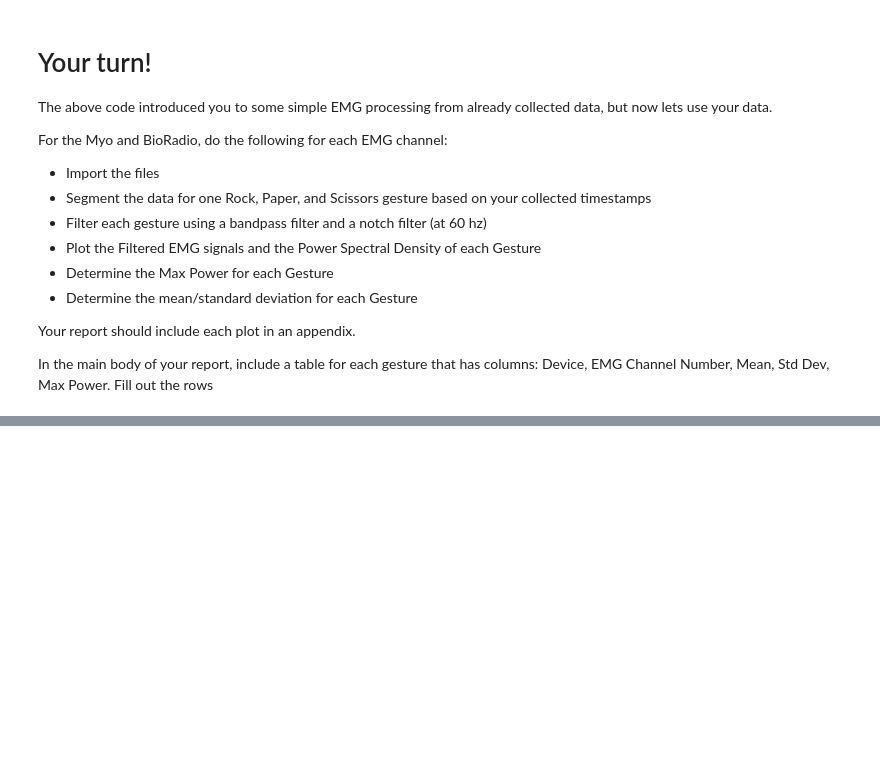
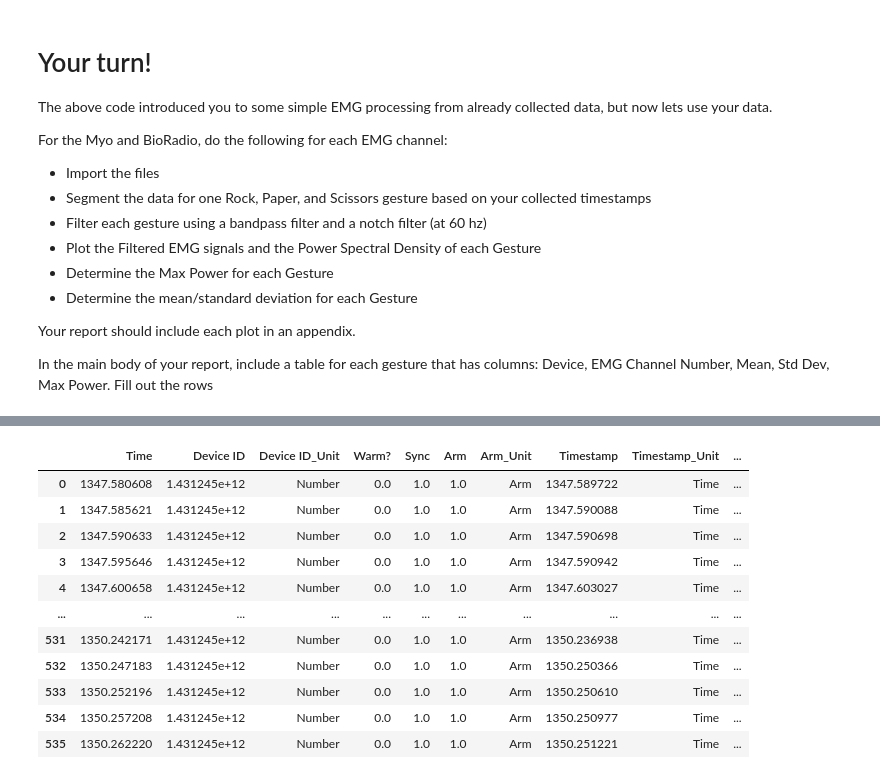
Before and after one commit to jwp5669/Lab_1_2022, a Jupyter notebook: Lab-1 EMG Analysis.ipynb, the cells around one changed output, grey strips where cells are left out. Cells and saved outputs as stored; diff of their text form; code cells hidden in the pictures; blank space fills up the shorter version.

```diff
--- a/Lab-1 EMG Analysis.ipynb
+++ b/Lab-1 EMG Analysis.ipynb
@@ -102,7 +171,7 @@ def filteremg(emg, low_pass=3, sfreq=200, high_band=20, low_band=95):
     b2, a2 = sp.signal.butter(4, low_pass, fs=sfreq, btype='lowpass')
     emg_envelope = sp.signal.lfilter(b2, a2, emg_rectified)
 
-    return emg_envelope
+    return emg_rectified
 
 
 filt_emg = myo_df.copy()
@@ -134,0 +230,14 @@ plt.show()
+# %%
+''' Your Code Here'''
+max_power_list = []
+for channel in range(1,9):
+    plt.figure()
+    f, Pxx_den = sp.signal.periodogram(filt_emg['EMG_'+ str(channel)], 200)
+    plt.semilogy(f, Pxx_den)
+    plt.ylim([1e-7, 1e2])
+    plt.xlabel('frequency [Hz]')
+    plt.ylabel('PSD [V**2/Hz]')
+    plt.show()
+    max_power_list.append(max(Pxx_den))
+display(max_power_list)
+''' Stop Coding Here'''
@@ -208,3 +373,55 @@ For the Myo and BioRadio, do the following for each EMG channel:
 Your report should include each plot in an appendix.
 
 In the main body of your report, include a table for each gesture that has columns: Device, EMG Channel Number, Mean, Std Dev, Max Power. Fill out the rows
+# %%
+from scipy import signal
+
+data, header = pyxdf.load_xdf('Data/Myo/rock3.xdf')
+dfs = xdf_to_dataframe(data)
+print(dfs.keys())
+display(dfs['Thalmic Labs MyoMyo'])
+'''Save new dataframe'''
+dfs['Thalmic Labs MyoMyo'].to_csv('Data/paper1.csv')
+
+filt_BP = dfs['Thalmic Labs MyoMyo'].copy()
+BP_keys = ['EMG_' + str(i) for i in range(1, 9)]
+filt_BP[BP_keys] = filt_BP[BP_keys].apply(filteremg, raw=True)
+plt.close('all')
+filt_notch = filt_BP.copy()
+b, a = signal.iirnotch(60, 3, 256)
+print(b)
+print(a)
+
+for channel in range(1,9):
+    filt_notch['EMG_'+str(channel)] = signal.filtfilt(b, a, filt_notch['EMG_'+str(channel)])
+
+plt.figure()
+for channel2 in range(1,9):
+    ax = filt_notch['EMG_'+str(channel2)].plot()
+    print(('CH' + str(channel2) +  ' Mean:' + str(filt_notch['EMG_'+str(channel2)].mean())+ ' STDev:' + str(filt_notch['EMG_'+str(channel2)].std())))
+plt.title('Notch Filter')
+plt.ylabel('mVolts')
+plt.xlabel('Time')
+plt.legend(range(1,9))
+
+#for channel in range(1,5):
+    #plt.figure()
+    #ax = filt_BP['CH' + str(channel)].plot()
+    #plt.title('CH' + str(channel))
+    #plt.ylabel('mVolts')
+    #plt.xlabel('Time')
+
+max_power_list = []
+plt.figure()
+for channel in range(1,9):
+    f, Pxx_den = sp.signal.periodogram(filt_notch['EMG_'+ str(channel)], 256)
+    plt.semilogy(f, Pxx_den)
+    plt.ylim([1e-7, 1e2])
+    plt.xlabel('frequency [Hz]')
+    plt.ylabel('PSD [V**2/Hz]')
+    plt.show()
+    max_power_list.append(max(Pxx_den))
+plt.title('Power Spectral Density')
+plt.legend(range(1,9))
+display(max_power_list)
+# %% [output]
@@ -210,0 +429,12 @@ In the main body of your report, include a table for each gesture that has colum
+|  | Time | Device ID | Device ID_Unit | Warm? | Sync | Arm | Arm_Unit | Timestamp | Timestamp_Unit | ... |
+| 0 | 1347.580608 | 1.431245e+12 | Number | 0.0 | 1.0 | 1.0 | Arm | 1347.589722 | Time | ... |
+| 1 | 1347.585621 | 1.431245e+12 | Number | 0.0 | 1.0 | 1.0 | Arm | 1347.590088 | Time | ... |
+| 2 | 1347.590633 | 1.431245e+12 | Number | 0.0 | 1.0 | 1.0 | Arm | 1347.590698 | Time | ... |
+| 3 | 1347.595646 | 1.431245e+12 | Number | 0.0 | 1.0 | 1.0 | Arm | 1347.590942 | Time | ... |
+| 4 | 1347.600658 | 1.431245e+12 | Number | 0.0 | 1.0 | 1.0 | Arm | 1347.603027 | Time | ... |
+| ... | ... | ... | ... | ... | ... | ... | ... | ... | ... | ... |
+| 531 | 1350.242171 | 1.431245e+12 | Number | 0.0 | 1.0 | 1.0 | Arm | 1350.236938 | Time | ... |
+| 532 | 1350.247183 | 1.431245e+12 | Number | 0.0 | 1.0 | 1.0 | Arm | 1350.250366 | Time | ... |
+| 533 | 1350.252196 | 1.431245e+12 | Number | 0.0 | 1.0 | 1.0 | Arm | 1350.250610 | Time | ... |
+| 534 | 1350.257208 | 1.431245e+12 | Number | 0.0 | 1.0 | 1.0 | Arm | 1350.250977 | Time | ... |
+| 535 | 1350.262220 | 1.431245e+12 | Number | 0.0 | 1.0 | 1.0 | Arm | 1350.251221 | Time | ... |
```
Also changed, not shown: parts of 17 cells of this notebook, 34 other files.
